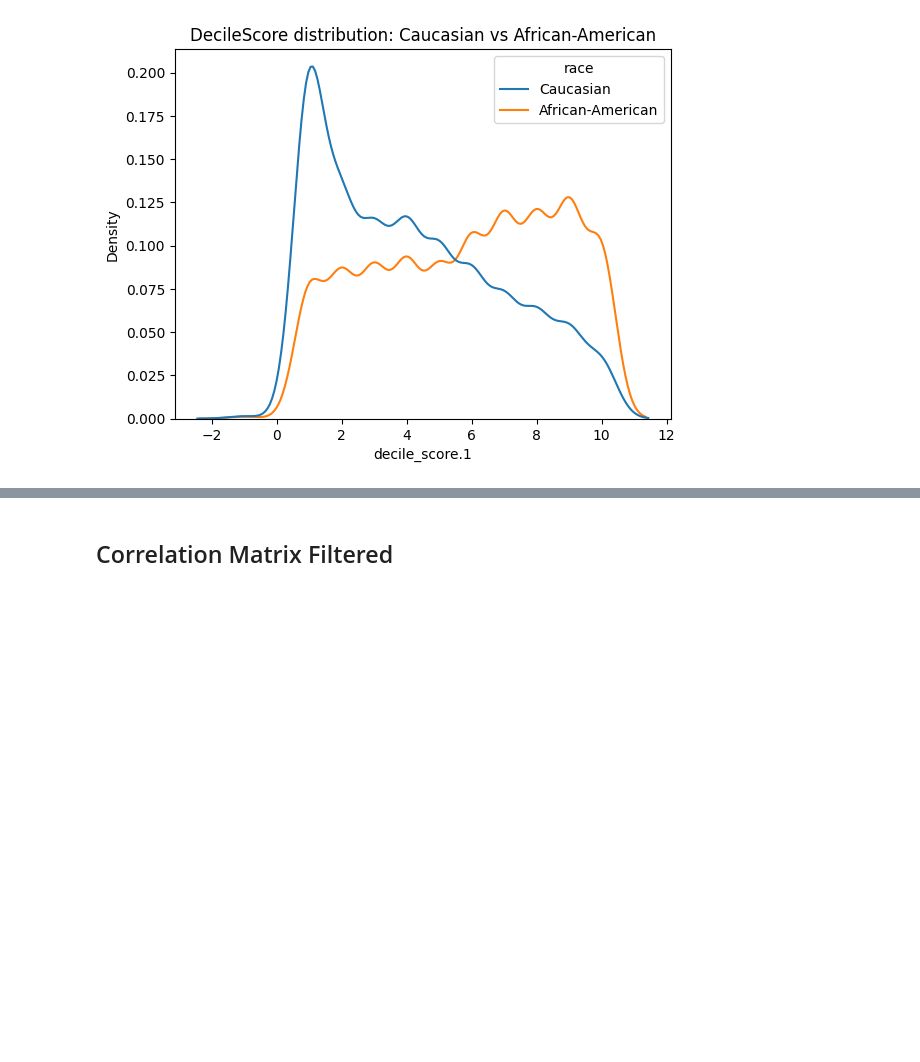
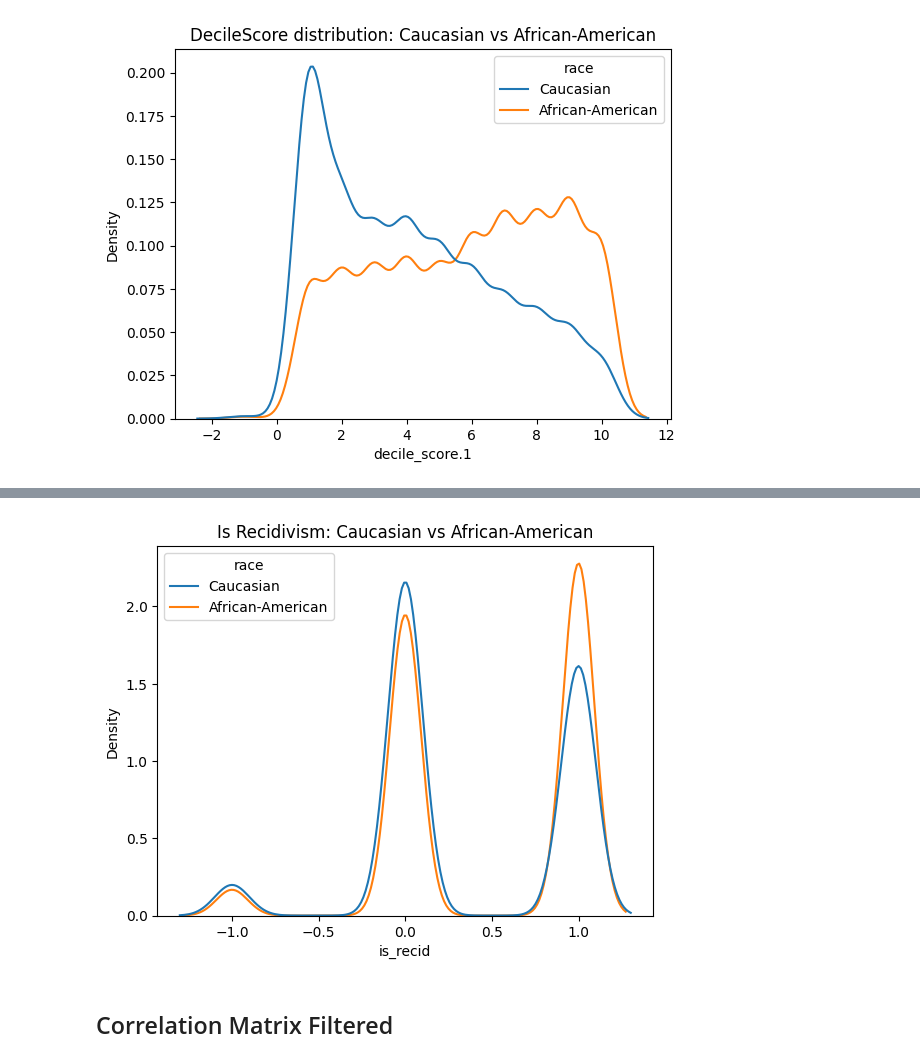
Before and after one commit to gusanitor8/ResponsibleAi-Proyecto1, a Jupyter notebook: eda.ipynb, the cells around one changed output, grey strips where cells are left out. Saved outputs shown, nothing was run; the diff lists cells and outputs as text; code cells hidden in the pictures; blank space fills up the shorter version.

```diff
--- a/eda.ipynb
+++ b/eda.ipynb
@@ -253,3 +350,14 @@ plt.show()
+# %%
+
+# Filter the dataframe
+df_filtered2 = df2[df2["race"].isin(["Caucasian", "African-American"])]
+
+# KDE plot
+sns.kdeplot(data=df_filtered2, x="is_recid", hue="race", common_norm=False)
+plt.title("Is Recidivism: Caucasian vs African-American")
+plt.show()
+# %% [output]
+[figure, added]
 # %% [markdown]
 ## Correlation Matrix Filtered
 # %%
```
Also changed, not shown: parts of 6 cells of this notebook.
